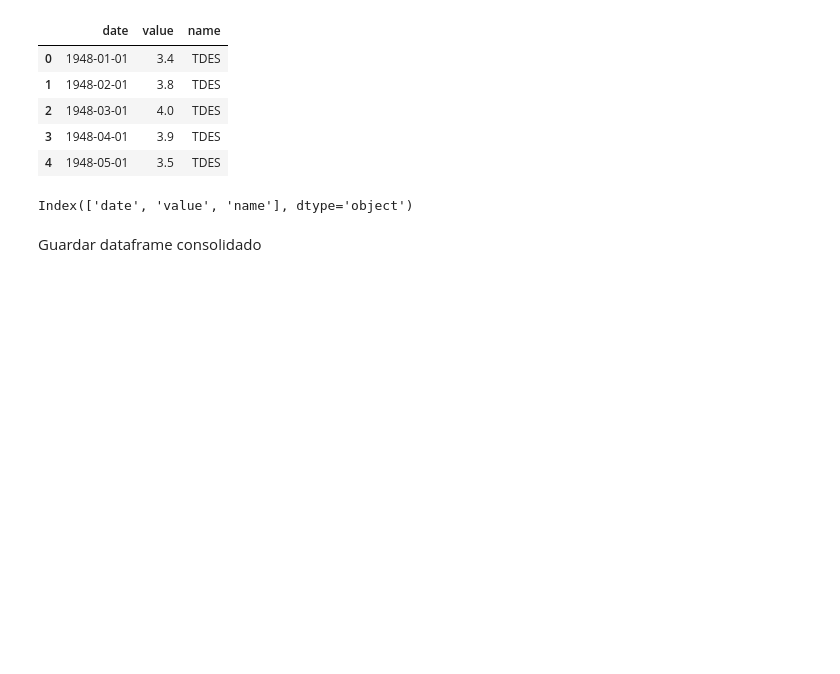
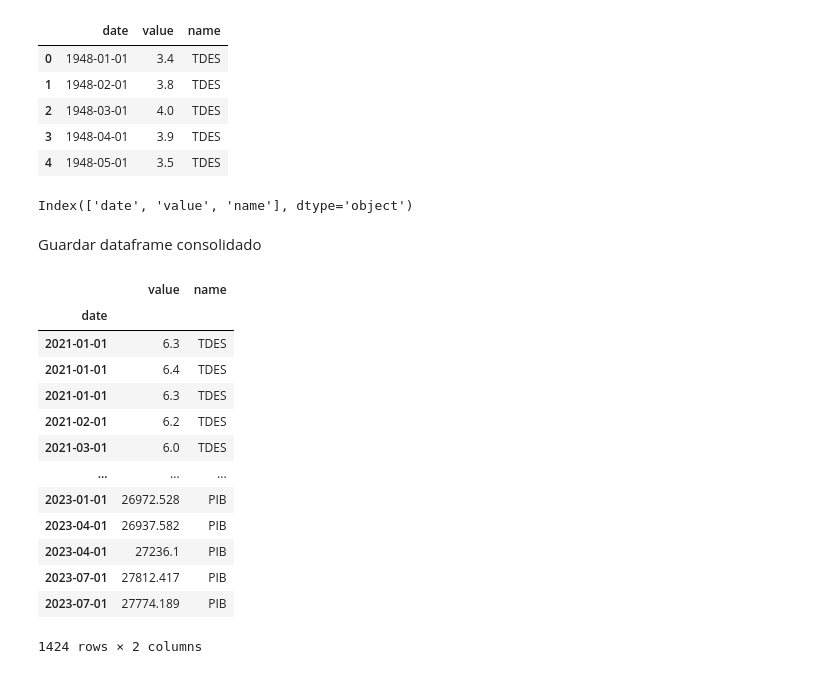
Before and after one commit to diegomacaya/proyecto_DataScience_DMS, a Jupyter notebook: src/explore copy.ipynb, the cells around one changed output. Saved outputs shown, nothing was run; the diff lists cells and outputs as text; code cells hidden in the pictures; blank space fills up the shorter version.

Commit message:
Base consolidada de indicadores desde 2021 a 2023

```diff
--- a/src/explore copy.ipynb
+++ b/src/explore copy.ipynb
@@ -352,3 +352,24 @@ Index(['date', 'value', 'name'], dtype='object')
 Guardar dataframe consolidado
 # %%
 guardar_csv(df_total_indicadores,"../data/processed/fed_total_indicadores_historical_data.csv")
+# %%
+#"2021-01-01", "2023-12-31")
+df_total_indicadores = df_total_indicadores[(df_total_indicadores['date'] >= '2021-01-01') & (df_total_indicadores['date'] <= '2023-12-31')]
+df_total_indicadores.set_index('date', inplace=True)
+# %%
+df_total_indicadores
+# %% [output]
+|  | value | name |
+| date |  |  |
+| 2021-01-01 | 6.3 | TDES |
+| 2021-01-01 | 6.4 | TDES |
+| 2021-01-01 | 6.3 | TDES |
+| 2021-02-01 | 6.2 | TDES |
+| 2021-03-01 | 6.0 | TDES |
+| ... | ... | ... |
+| 2023-01-01 | 26972.528 | PIB |
+| 2023-04-01 | 26937.582 | PIB |
+| 2023-04-01 | 27236.1 | PIB |
+| 2023-07-01 | 27812.417 | PIB |
+| 2023-07-01 | 27774.189 | PIB |
+1424 rows × 2 columns
```
Also changed, not shown: parts of 1 cell of this notebook, 1 other file.
